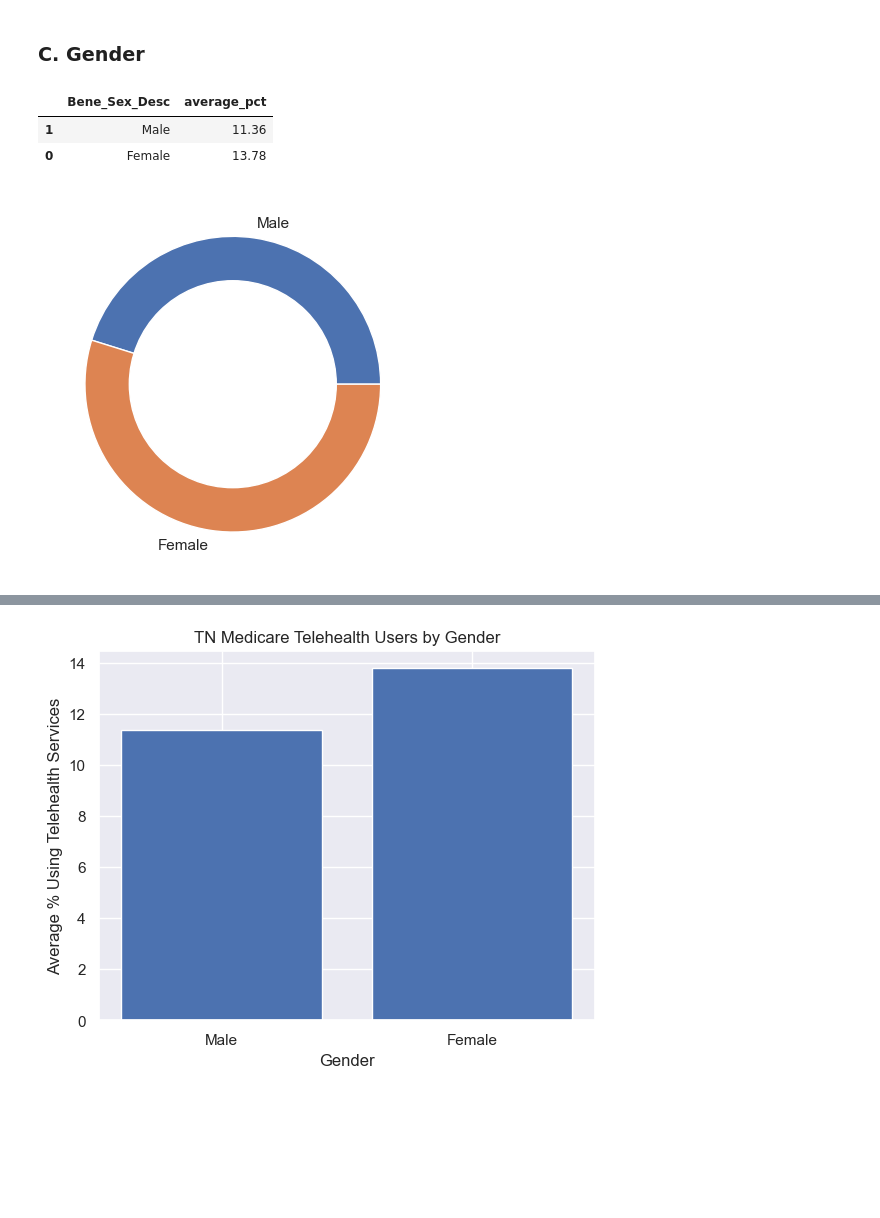
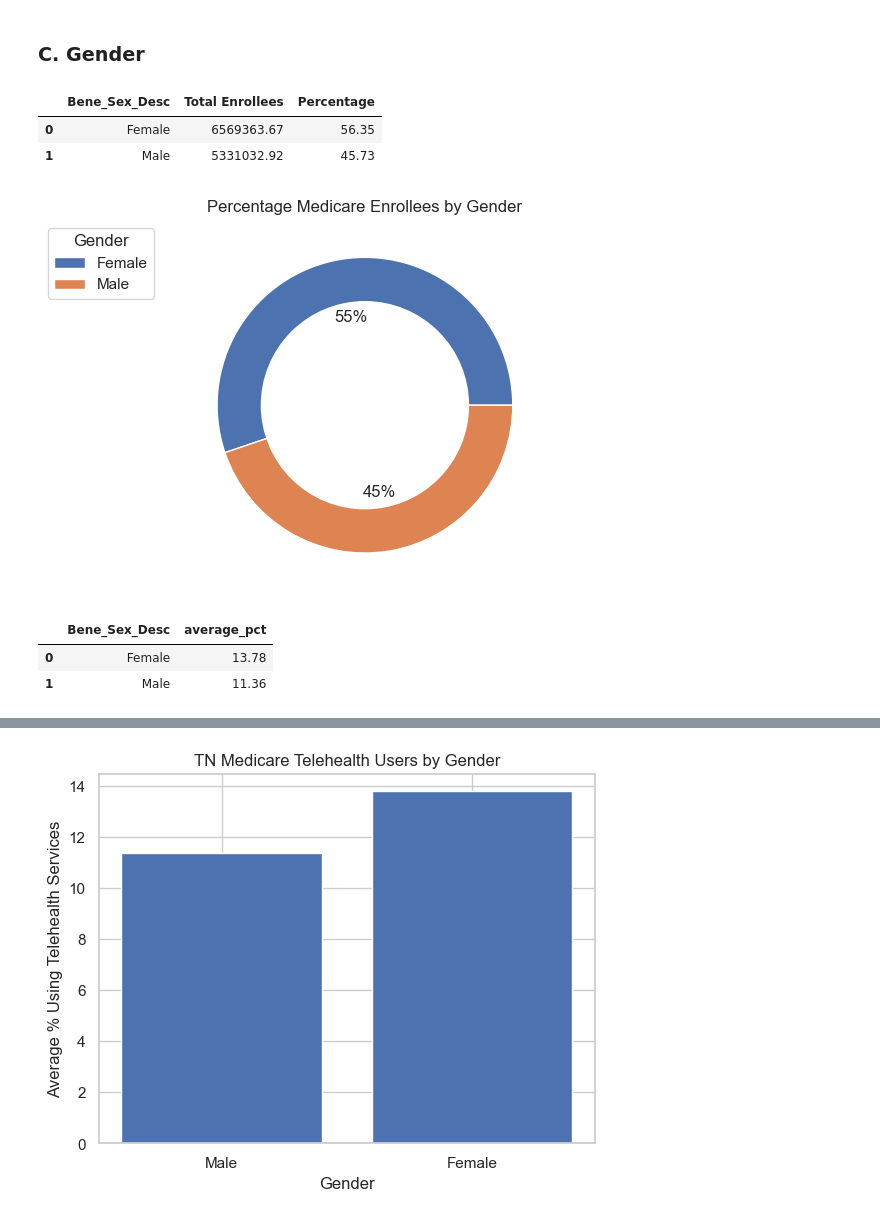
Before and after one commit to MQuarles2012/Telehealth_Analysis, a Jupyter notebook: Capstone Notebook.ipynb, the cells around one changed output, grey strips where cells are left out. Cells and saved outputs as stored; diff of their text form; code cells hidden in the pictures; blank space fills up the shorter version.

Commit message:
more charts
more charts

```diff
--- a/Capstone Notebook.ipynb
+++ b/Capstone Notebook.ipynb
@@ -289,7 +290,7 @@ data_by_quarter
 
 #Plot the chart in sns
 # set plot style: grey grid in the background:
-sns.set_theme(style="darkgrid")
+sns.set_theme(style="whitegrid")
 
 # Set the figure size
 plt.figure(figsize=(10, 7))
@@ -299,7 +300,7 @@ sns.lineplot(
     x="year-quarter",
     y="pct_actual_users_out_of_eligible_users",
     data=data_by_quarter,
-    color='#69b3a2',
+    color='blue',
     ci=None);
 
 #Add markers for year
@@ -465,36 +590,53 @@ plt.show()
 [figure]
 # %% [markdown]
 ### C. Gender
-# %%
-#Filter by TN, remove "all"
-value = 'Tennessee'
-filtered_data = quick_filter(medicare_trends_df,state,value)
-filtered_data = filtered_data[filtered_data['Bene_Sex_Desc']!='All']
-
-#Group by age
-medicare_trends_by_gender = filtered_data.groupby(['Bene_Sex_Desc'])['pct_actual_users_out_of_eligible_users'].mean().reset_index(name='average_pct').sort_values(by='average_pct', ascending=True)
-medicare_trends_by_gender['average_pct'] = round(medicare_trends_by_gender['average_pct'],2)
-medicare_trends_by_gender
-
-#slightly more participation from female medicare recipients
-# %% [output]
-|  | Bene_Sex_Desc | average_pct |
-| 1 | Male | 11.36 |
-| 0 | Female | 13.78 |
+# %%
+#Filter by TN, remove "all"
+value = 'Tennessee'
+filtered_data = quick_filter(medicare_trends_df,state,value)
+filtered_data = filtered_data[filtered_data['Bene_Sex_Desc']!='All']
+
+#Find total enrollee percentage by age
+medicare_enrollees_by_gender = filtered_data.groupby(['Bene_Sex_Desc'])['total_enrollees_Part_B'].sum().reset_index(name='Total Enrollees').sort_values(by='Bene_Sex_Desc', ascending=True)
+medicare_enrollees_by_gender['Total Enrollees'] = round(medicare_enrollees_by_gender['Total Enrollees'],2)
+medicare_enrollees_by_gender['Percentage'] = round(((medicare_enrollees_by_gender['Total Enrollees'] / 11657578.25)*100),2)
+medicare_enrollees_by_gender
+# %% [output]
+|  | Bene_Sex_Desc | Total Enrollees | Percentage |
+| 0 | Female | 6569363.67 | 56.35 |
+| 1 | Male | 5331032.92 | 45.73 |
 # %%
 # doughnut chart example
-names = medicare_trends_by_gender['Bene_Sex_Desc']
-size = medicare_trends_by_gender['average_pct']
+names = medicare_enrollees_by_gender['Bene_Sex_Desc']
+size = medicare_enrollees_by_gender['Percentage']
 
 # Create a circle at the center of the plot
 my_circle = plt.Circle( (0,0), 0.7, color='white')
 
 # Give color names
-plt.pie(size, labels=names)
+plt.pie(size,autopct='%1.00f%%')
 p = plt.gcf()
 p.gca().add_artist(my_circle)
 
 # Show the graph
+plt.title('Percentage Medicare Enrollees by Gender')
+plt.legend(title = 'Gender', labels=names, bbox_to_anchor=(-.05, 1))
 plt.show()
 # %% [output]
-[figure, old version]
+[figure, new version]
+# %%
+#Filter by TN, remove "all"
+value = 'Tennessee'
+filtered_data = quick_filter(medicare_trends_df,state,value)
+filtered_data = filtered_data[filtered_data['Bene_Sex_Desc']!='All']
+
+#Group by age
+medicare_trends_by_gender = filtered_data.groupby(['Bene_Sex_Desc'])['pct_actual_users_out_of_eligible_users'].mean().reset_index(name='average_pct').sort_values(by='average_pct', ascending=False)
+medicare_trends_by_gender['average_pct'] = round(medicare_trends_by_gender['average_pct'],2)
+medicare_trends_by_gender
+
+#slightly more participation from female medicare recipients
+# %% [output]
+|  | Bene_Sex_Desc | average_pct |
+| 0 | Female | 13.78 |
+| 1 | Male | 11.36 |
```
Also changed, not shown: parts of 73 cells of this notebook, 2 other files.
